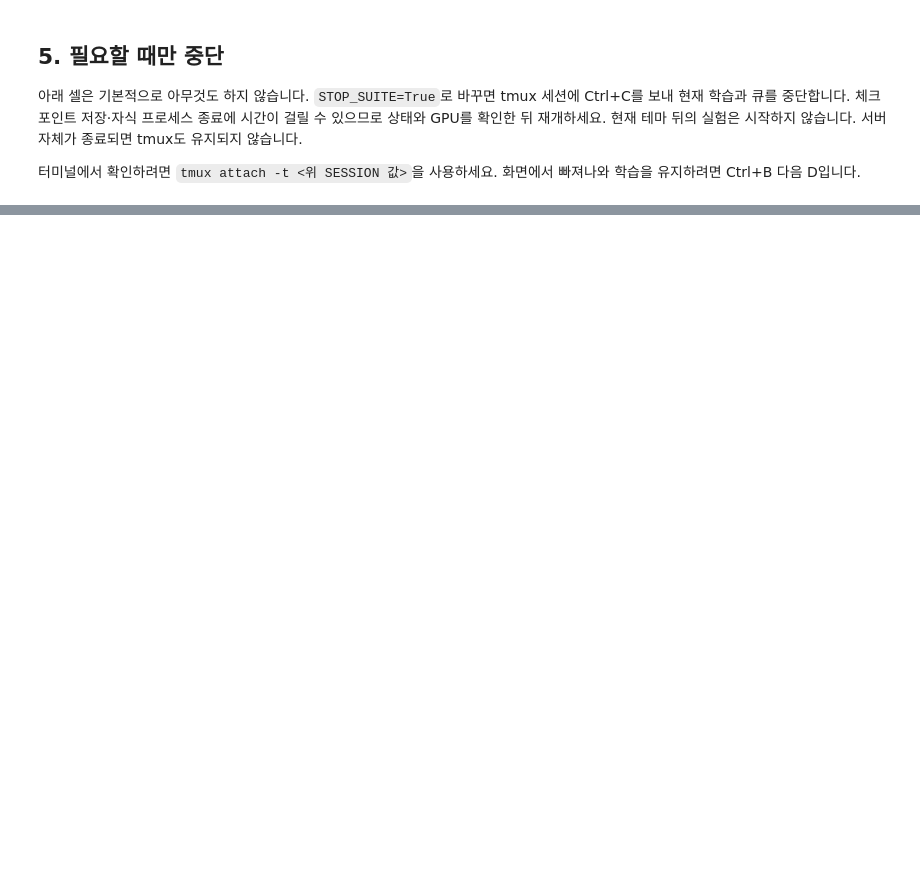
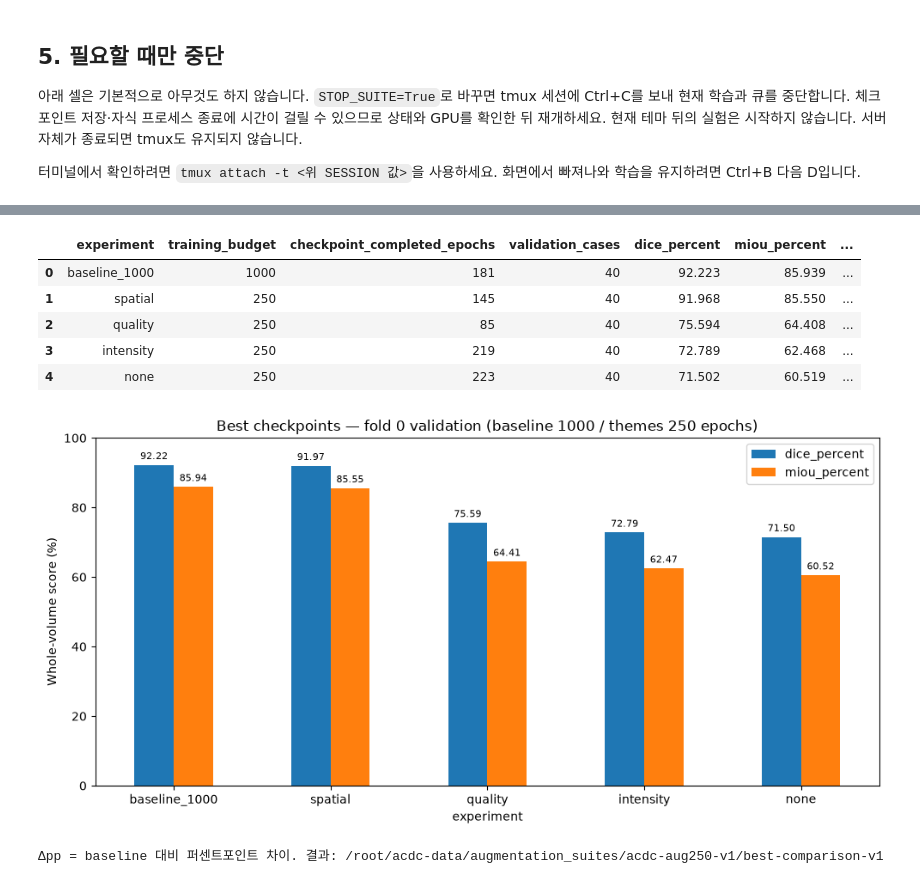
Before and after one commit to johnjal/nnUNet, a Jupyter notebook: experiments/acdc/notebooks/06_augmentation_themes.ipynb, the cells around one changed output, grey strips where cells are left out. Saved outputs shown, nothing was run; the diff lists cells and outputs as text; code cells hidden in the pictures; blank space fills up the shorter version.

Commit message:
Please enter the commit message for your changes. Lines starting

```diff
--- a/experiments/acdc/notebooks/06_augmentation_themes.ipynb
+++ b/experiments/acdc/notebooks/06_augmentation_themes.ipynb
@@ -37,7 +39,7 @@ GPU = '0'
 AUGMENTATION_WORKERS = 4
 INCLUDE_NO_AUG_CONTROL = True  # 무증강 대조군도 기본 실행
 INSTALL_PACKAGES = False  # 새 Linux 서버 venv에서 처음 한 번 True
-START_SUITE = False       # 학습을 시작할 서버에서 True
+START_SUITE = True       # 학습을 시작할 서버에서 True
 RESUME = False            # 중단된 동일 실험 재개 시 True
 print('Kernel:', sys.executable)
 print('Data:', STORAGE_ROOT)
@@ -198,0 +284,64 @@ else:
+# %%
+RUN_BEST_EVALUATION = True
+BASELINE_RUN_ID = 'acdc-baseline-v1'
+BEST_OUTPUT_ID = 'best-comparison-v1'
+
+import re
+import pandas as pd
+import matplotlib.pyplot as plt
+from IPython.display import display
+
+if not re.fullmatch(r'[A-Za-z0-9_-]+', BEST_OUTPUT_ID):
+    raise ValueError('BEST_OUTPUT_ID에는 영문, 숫자, _, -만 사용하세요.')
+best_output = SUITE_DIR / BEST_OUTPUT_ID
+if RUN_BEST_EVALUATION:
+    if not CONFIG_PATH.is_file():
+        raise FileNotFoundError(f'실험 suite 설정이 없습니다: {CONFIG_PATH}')
+    command = [sys.executable, '-u', str(EXPERIMENT / 'analysis' / 'compare_best.py'),
+               '--config', str(CONFIG_PATH), '--baseline-run', BASELINE_RUN_ID,
+               '--output-id', BEST_OUTPUT_ID]
+    process = subprocess.Popen(command, stdout=subprocess.PIPE, stderr=subprocess.STDOUT,
+                               text=True, bufsize=1)
+    try:
+        for line in process.stdout:
+            print(line, end='', flush=True)
+        if process.wait() != 0:
+            raise RuntimeError('best 평가가 실패했습니다. 위 로그를 확인하세요.')
+    finally:
+        if process.poll() is None:
+            process.terminate()
+            try:
+                process.wait(timeout=15)
+            except subprocess.TimeoutExpired:
+                process.kill()
+                process.wait()
+        process.stdout.close()
+
+result_file = best_output / 'comparison.json'
+if not result_file.is_file():
+    print('저장된 best 평가 없음. 모든 학습 완료 후 GPU 서버에서 RUN_BEST_EVALUATION=True로 실행하세요.')
+else:
+    result = json.loads(result_file.read_text())
+    best_comparison = pd.DataFrame(result['results'])
+    expected = {'baseline_1000', *suite['themes']}
+    if not result['complete'] or set(best_comparison['experiment']) != expected:
+        print('일부 모델만 평가된 결과입니다. 전체 비교를 위해 평가를 재실행하세요.')
+    if best_comparison.loc[best_comparison.experiment == 'baseline_1000', 'run_id'].tolist() != [BASELINE_RUN_ID]:
+        raise ValueError('저장된 baseline과 BASELINE_RUN_ID가 다릅니다. 새 BEST_OUTPUT_ID로 평가하세요.')
+    baseline = best_comparison.loc[best_comparison.experiment == 'baseline_1000'].iloc[0]
+    for metric in ('dice', 'miou'):
+        best_comparison[f'{metric}_delta_pp'] = best_comparison[f'{metric}_percent'] - baseline[f'{metric}_percent']
+    columns = ['experiment', 'training_budget', 'checkpoint_completed_epochs', 'validation_cases',
+               'dice_percent', 'miou_percent', 'dice_delta_pp', 'miou_delta_pp',
+               'dice_RV_percent', 'dice_MLV_percent', 'dice_LVC_percent']
+    display(best_comparison[columns].round(3))
+    ax = best_comparison.set_index('experiment')[['dice_percent', 'miou_percent']].plot.bar(
+        figsize=(10, 5), ylim=(0, 100), rot=0, ylabel='Whole-volume score (%)',
+        title='Best checkpoints — fold 0 validation (baseline 1000 / themes 250 epochs)')
+    for container in ax.containers:
+        ax.bar_label(container, fmt='%.2f', fontsize=8, padding=3)
+    ax.figure.tight_layout()
+    ax.figure.savefig(best_output / 'comparison.png', dpi=160)
+    plt.show()
+    print('Δpp = baseline 대비 퍼센트포인트 차이. 결과:', best_output)
+# %% [output]
@@ -198,0 +365,8 @@ else:
+|  | experiment | training_budget | checkpoint_completed_epochs | validation_cases | dice_percent | miou_percent | ... |
+| 0 | baseline_1000 | 1000 | 181 | 40 | 92.223 | 85.939 | ... |
+| 1 | spatial | 250 | 145 | 40 | 91.968 | 85.550 | ... |
+| 2 | quality | 250 | 85 | 40 | 75.594 | 64.408 | ... |
+| 3 | intensity | 250 | 219 | 40 | 72.789 | 62.468 | ... |
+| 4 | none | 250 | 223 | 40 | 71.502 | 60.519 | ... |
+[figure, added]
+Δpp = baseline 대비 퍼센트포인트 차이. 결과: /root/acdc-data/augmentation_suites/acdc-aug250-v1/best-comparison-v1
```
Also changed, not shown: parts of 12 cells of this notebook, 12 other files.
